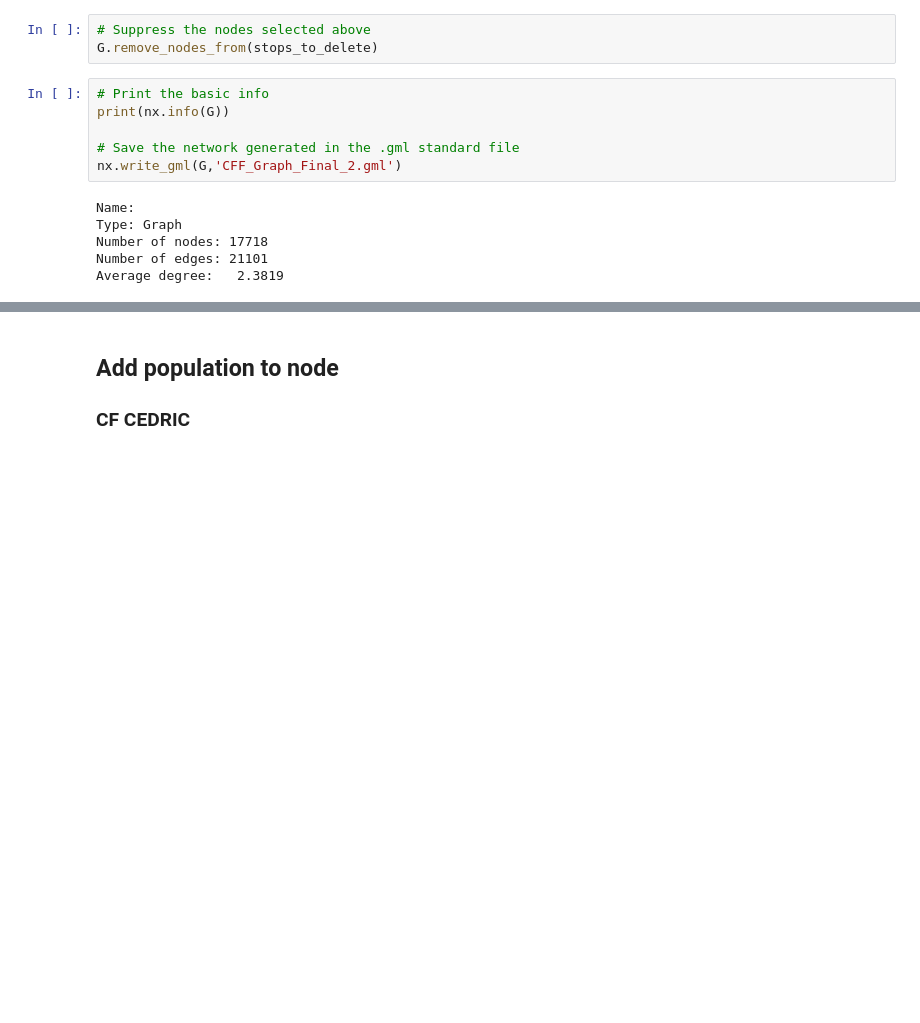
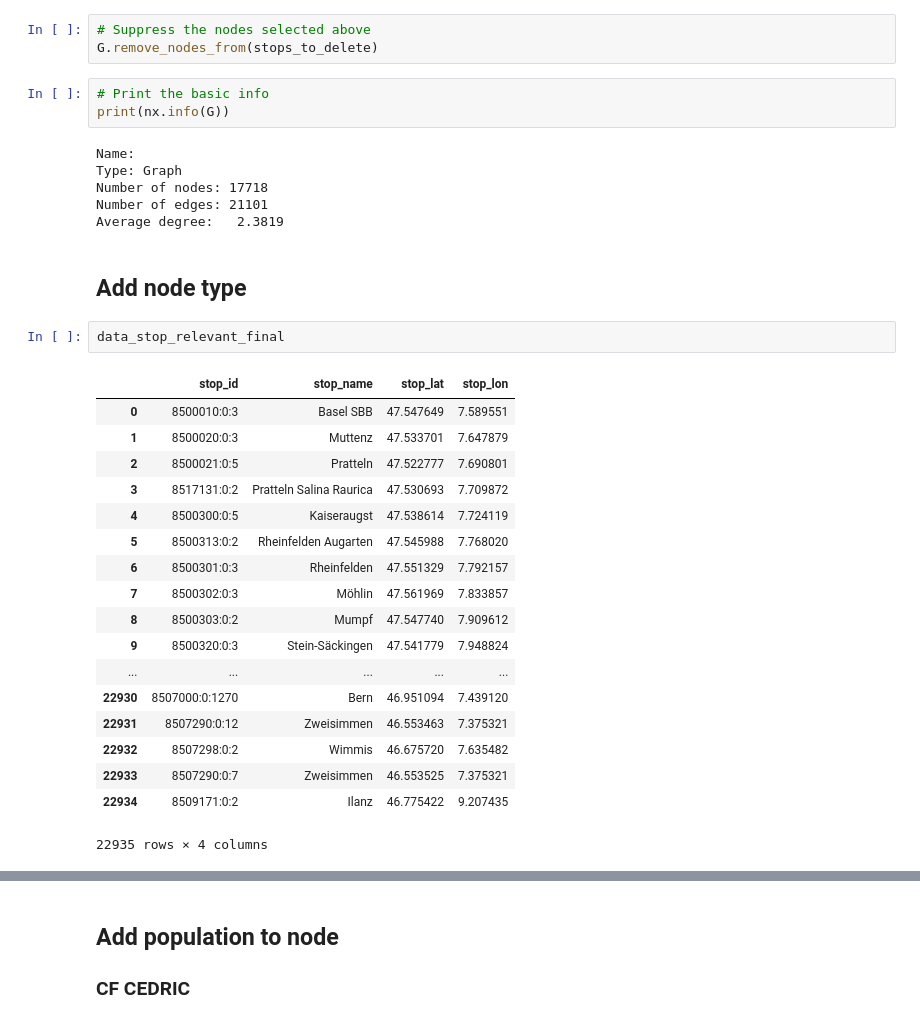
Before and after one commit to MGT-416/Team2-FinalProject, a Jupyter notebook: Data cleaning Final Project.ipynb, the cells around one changed output, grey strips where cells are left out. Drawn from its saved outputs; the diff is of its cells as text; blank space fills up the shorter version.

```diff
--- a/Data cleaning Final Project.ipynb
+++ b/Data cleaning Final Project.ipynb
@@ -381,12 +381,32 @@ G.remove_nodes_from(stops_to_delete)
 # %%
 # Print the basic info
 print(nx.info(G))
-
-# Save the network generated in the .gml standard file
-nx.write_gml(G,'CFF_Graph_Final_2.gml')
 # %% [output]
 Name:
 Type: Graph
 Number of nodes: 17718
 Number of edges: 21101
 Average degree:   2.3819
+# %% [markdown]
+## Add node type
+# %%
+data_stop_relevant_final
+# %% [output]
+|  | stop_id | stop_name | stop_lat | stop_lon |
+| 0 | 8500010:0:3 | Basel SBB | 47.547649 | 7.589551 |
+| 1 | 8500020:0:3 | Muttenz | 47.533701 | 7.647879 |
+| 2 | 8500021:0:5 | Pratteln | 47.522777 | 7.690801 |
+| 3 | 8517131:0:2 | Pratteln Salina Raurica | 47.530693 | 7.709872 |
+| 4 | 8500300:0:5 | Kaiseraugst | 47.538614 | 7.724119 |
+| 5 | 8500313:0:2 | Rheinfelden Augarten | 47.545988 | 7.768020 |
+| 6 | 8500301:0:3 | Rheinfelden | 47.551329 | 7.792157 |
+| 7 | 8500302:0:3 | Möhlin | 47.561969 | 7.833857 |
+| 8 | 8500303:0:2 | Mumpf | 47.547740 | 7.909612 |
+| 9 | 8500320:0:3 | Stein-Säckingen | 47.541779 | 7.948824 |
+| ... | ... | ... | ... | ... |
+| 22930 | 8507000:0:1270 | Bern | 46.951094 | 7.439120 |
+| 22931 | 8507290:0:12 | Zweisimmen | 46.553463 | 7.375321 |
+| 22932 | 8507298:0:2 | Wimmis | 46.675720 | 7.635482 |
+| 22933 | 8507290:0:7 | Zweisimmen | 46.553525 | 7.375321 |
+| 22934 | 8509171:0:2 | Ilanz | 46.775422 | 9.207435 |
+22935 rows × 4 columns
```
Also changed, not shown: parts of 4 cells of this notebook, 1 other file.
